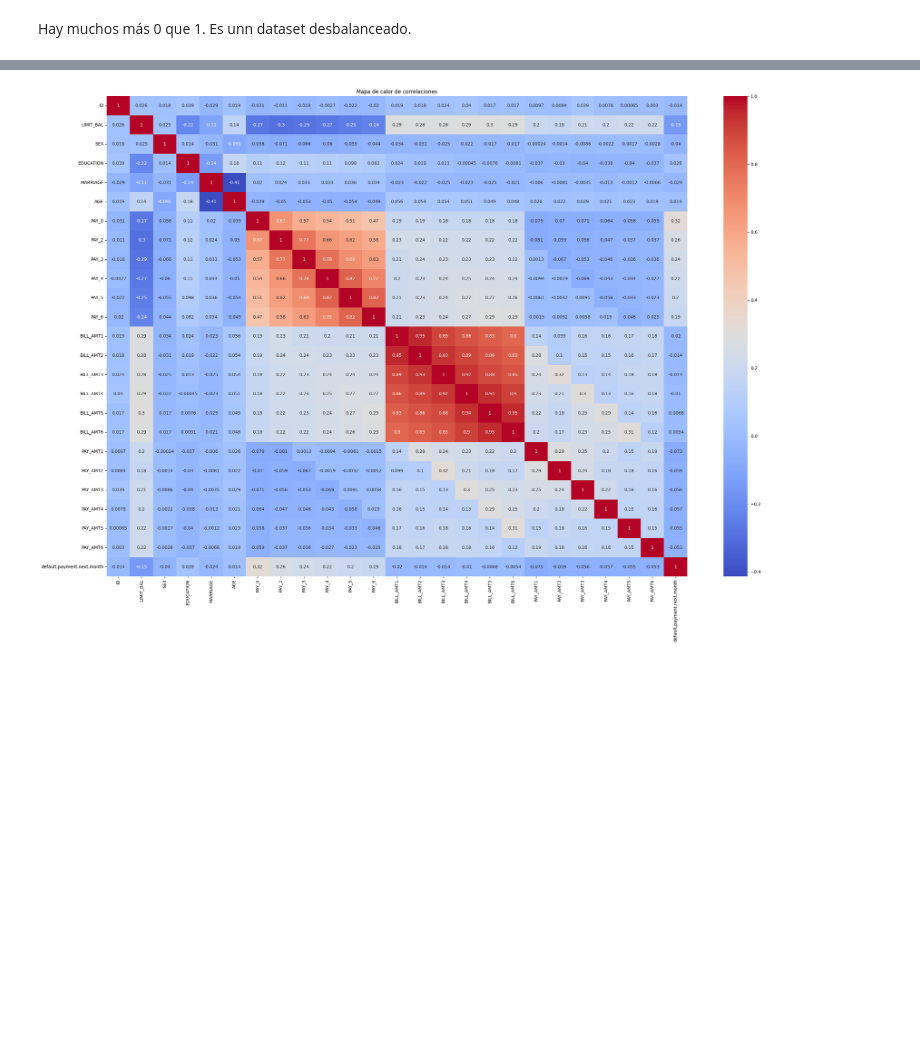
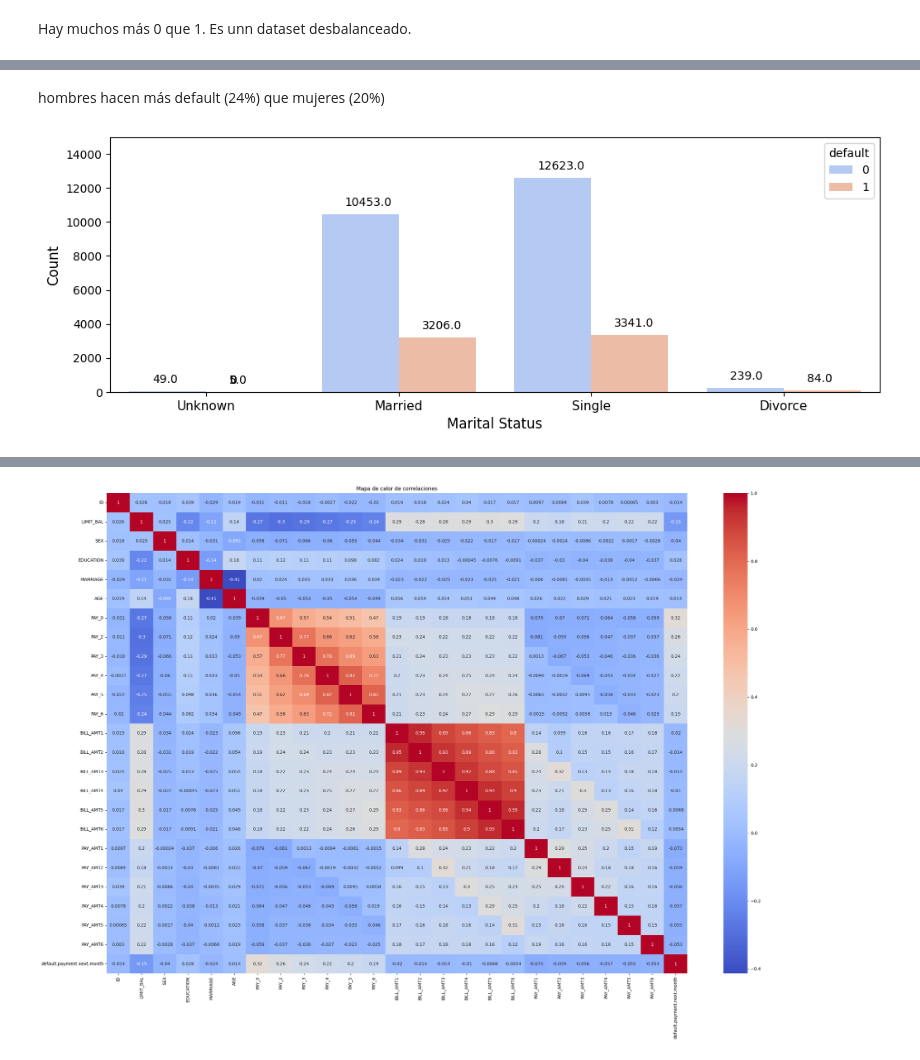
Before and after one commit to hectorvillalba7/credit_default, a Jupyter notebook: assigment2.ipynb, the cells around one changed output, grey strips where cells are left out. Saved outputs shown, nothing was run; the diff lists cells and outputs as text; code cells hidden in the pictures; blank space fills up the shorter version.

```diff
--- a/assigment2.ipynb
+++ b/assigment2.ipynb
@@ -153,0 +163,18 @@ Passing `palette` without assigning `hue` is deprecated and will be removed in v
+# %% [markdown]
+hombres hacen más default (24%) que mujeres (20%)
+# %%
+plt.figure(figsize=(12,4))
+
+ax = sns.countplot(data = df, x = 'MARRIAGE', hue="default", palette = 'coolwarm')
+
+plt.xlabel("Marital Status", fontsize= 12)
+plt.ylabel("Count", fontsize= 12)
+plt.ylim(0,15000)
+plt.xticks([0,1,2,3],['Unknown', 'Married', 'Single', 'Divorce'], fontsize = 11)
+
+for p in ax.patches:
+    ax.annotate((p.get_height()), (p.get_x()+0.12, p.get_height()+500))
+
+plt.show()
+# %% [output]
+[figure, added]
```
Also changed, not shown: parts of 70 cells of this notebook.
